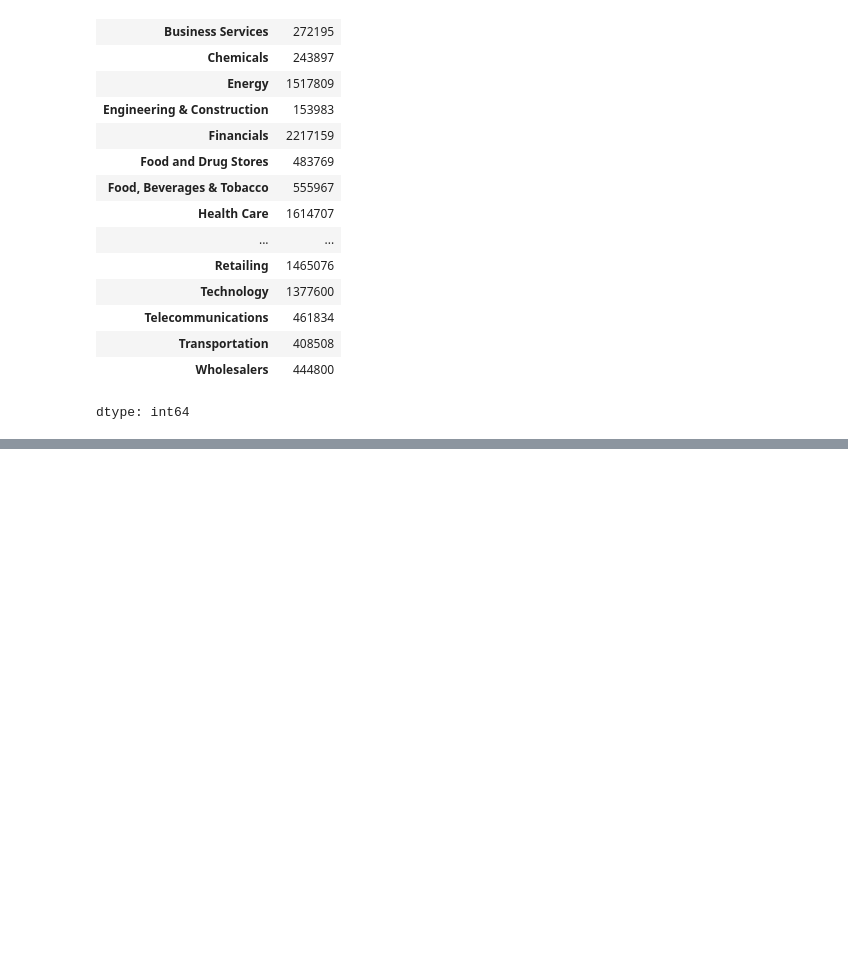
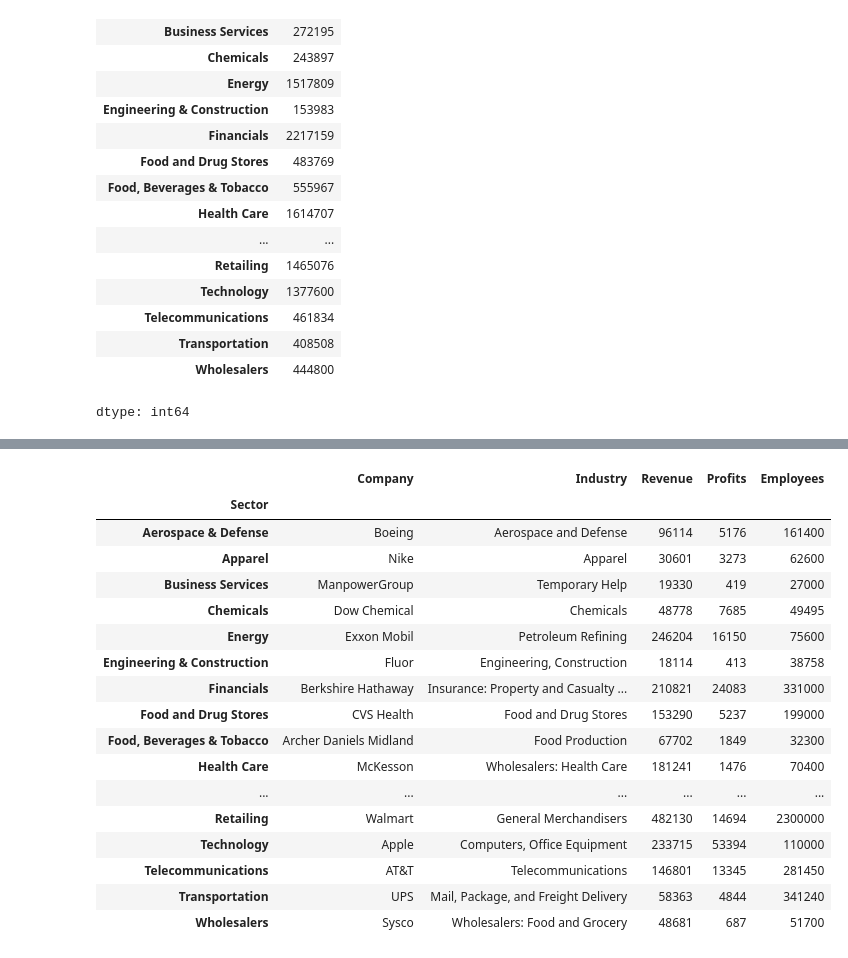
Before and after one commit to Johanhms/Practicas_Python, a Jupyter notebook: Data_Analysis_with_Pandas.ipynb, the cells around one changed output, grey strips where cells are left out. Drawn from its saved outputs; the diff is of its cells as text; code cells hidden in the pictures; blank space fills up the shorter version.

```diff
--- a/Data_Analysis_with_Pandas.ipynb
+++ b/Data_Analysis_with_Pandas.ipynb
@@ -74,3 +43,5 @@ fortune.groupby("Sector")["Revenue"].sum()
 | Transportation | 408508 |
 | Wholesalers | 444800 |
 dtype: int64
+# %%
+sectors = fortune.groupby("Sector")
@@ -76,0 +74,21 @@ dtype: int64
+# %%
+sectors.first()
+# %% [output]
+|  | Company | Industry | Revenue | Profits | Employees |
+| Sector |  |  |  |  |  |
+| Aerospace & Defense | Boeing | Aerospace and Defense | 96114 | 5176 | 161400 |
+| Apparel | Nike | Apparel | 30601 | 3273 | 62600 |
+| Business Services | ManpowerGroup | Temporary Help | 19330 | 419 | 27000 |
+| Chemicals | Dow Chemical | Chemicals | 48778 | 7685 | 49495 |
+| Energy | Exxon Mobil | Petroleum Refining | 246204 | 16150 | 75600 |
+| Engineering & Construction | Fluor | Engineering, Construction | 18114 | 413 | 38758 |
+| Financials | Berkshire Hathaway | Insurance: Property and Casualty ... | 210821 | 24083 | 331000 |
+| Food and Drug Stores | CVS Health | Food and Drug Stores | 153290 | 5237 | 199000 |
+| Food, Beverages & Tobacco | Archer Daniels Midland | Food Production | 67702 | 1849 | 32300 |
+| Health Care | McKesson | Wholesalers: Health Care | 181241 | 1476 | 70400 |
+| ... | ... | ... | ... | ... | ... |
+| Retailing | Walmart | General Merchandisers | 482130 | 14694 | 2300000 |
+| Technology | Apple | Computers, Office Equipment | 233715 | 53394 | 110000 |
+| Telecommunications | AT&T | Telecommunications | 146801 | 13345 | 281450 |
+| Transportation | UPS | Mail, Package, and Freight Delivery | 58363 | 4844 | 341240 |
+| Wholesalers | Sysco | Wholesalers: Food and Grocery | 48681 | 687 | 51700 |
```
Also changed, not shown: parts of 10 cells of this notebook.
